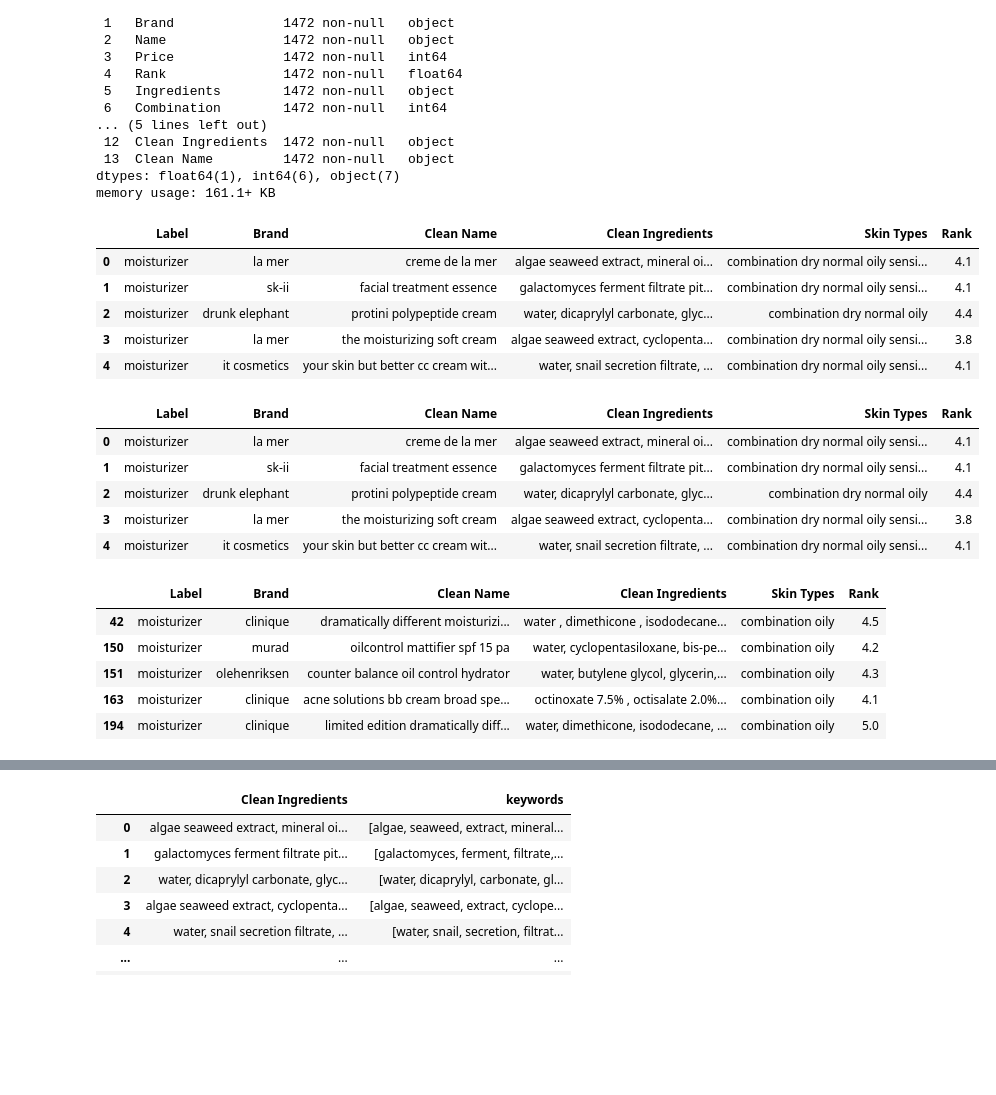
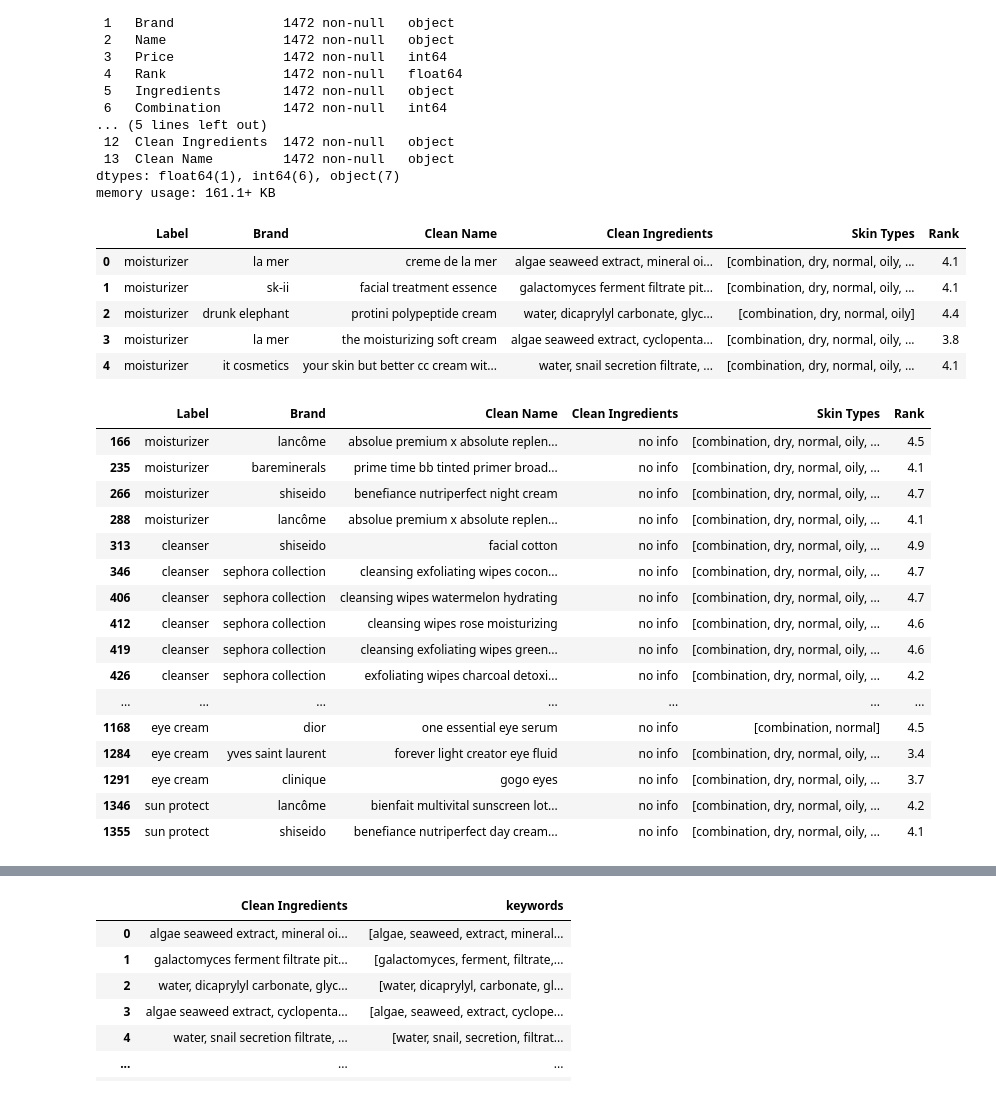
Before and after one commit to RocioAri/proyecto_final, a Jupyter notebook: proyecto.ipynb, the cells around one changed output, grey strips where cells are left out. Saved outputs shown, nothing was run; the diff lists cells and outputs as text; code cells hidden in the pictures; blank space fills up the shorter version.

```diff
--- a/proyecto.ipynb
+++ b/proyecto.ipynb
@@ -56,32 +56,3 @@ raw_df.columns
 Index(['Label', 'Brand', 'Name', 'Price', 'Rank', 'Ingredients', 'Combination',
        'Dry', 'Normal', 'Oily', 'Sensitive'],
       dtype='object')
-# %%
-with_types = raw_df
-def add_skin_types_names(row):
-    types = []
-    if row["Combination"]:
-        types.append("combination")
-    if row["Dry"]:
-        types.append("dry")
-    if row["Normal"]:
-        types.append("normal")
-    if row["Oily"]:
-        types.append("oily")
-    if row["Sensitive"]:
-        types.append("sensitive")
-
-    if not row["Combination"] and not row["Dry"] and not row["Normal"] and not row["Oily"] and not row["Sensitive"]:
-        types.append("combination")
-        types.append("dry")
-        types.append("normal")
-        types.append("oily")
-        types.append("sensitive")
-        types.append("alltypes")
-    if row["Combination"] and row["Dry"] and row["Normal"] and row["Oily"]and row["Sensitive"]:
-        types.append("alltypes")
-
-    return " ".join(types)
-
-with_types["Skin Types"] = with_types.apply(add_skin_types_names, axis=1)
-with_types.head()
@@ -188,32 +154,33 @@ Data columns (total 14 columns):
 dtypes: float64(1), int64(6), object(7)
 memory usage: 161.1+ KB
 # %%
-dataframe = with_types[["Label", "Brand",  "Clean Name", "Clean Ingredients", "Skin Types","Rank"]].copy()
-dataframe.head()
+dataframe_cosine = with_types[["Label", "Brand", "Clean Name", "Clean Ingredients", "Skin Types", "Rank"]].copy()
+dataframe_cosine.head()
 # %% [output]
 |  | Label | Brand | Clean Name | Clean Ingredients | Skin Types | Rank |
-| 0 | moisturizer | la mer | creme de la mer | algae seaweed extract, mineral oi... | combination dry normal oily sensi... | 4.1 |
-| 1 | moisturizer | sk-ii | facial treatment essence | galactomyces ferment filtrate pit... | combination dry normal oily sensi... | 4.1 |
-| 2 | moisturizer | drunk elephant | protini polypeptide cream | water, dicaprylyl carbonate, glyc... | combination dry normal oily | 4.4 |
-| 3 | moisturizer | la mer | the moisturizing soft cream | algae seaweed extract, cyclopenta... | combination dry normal oily sensi... | 3.8 |
-| 4 | moisturizer | it cosmetics | your skin but better cc cream wit... | water, snail secretion filtrate, ... | combination dry normal oily sensi... | 4.1 |
+| 0 | moisturizer | la mer | creme de la mer | algae seaweed extract, mineral oi... | [combination, dry, normal, oily, ... | 4.1 |
+| 1 | moisturizer | sk-ii | facial treatment essence | galactomyces ferment filtrate pit... | [combination, dry, normal, oily, ... | 4.1 |
+| 2 | moisturizer | drunk elephant | protini polypeptide cream | water, dicaprylyl carbonate, glyc... | [combination, dry, normal, oily] | 4.4 |
+| 3 | moisturizer | la mer | the moisturizing soft cream | algae seaweed extract, cyclopenta... | [combination, dry, normal, oily, ... | 3.8 |
+| 4 | moisturizer | it cosmetics | your skin but better cc cream wit... | water, snail secretion filtrate, ... | [combination, dry, normal, oily, ... | 4.1 |
 # %%
-query = "oily"
-dataframe[ dataframe["Skin Types"].str.contains(query) ].head()
+query = "no info"
+dataframe_cosine[ dataframe_cosine["Clean Ingredients"].str.contains(query)]
 # %% [output]
 |  | Label | Brand | Clean Name | Clean Ingredients | Skin Types | Rank |
-| 0 | moisturizer | la mer | creme de la mer | algae seaweed extract, mineral oi... | combination dry normal oily sensi... | 4.1 |
-| 1 | moisturizer | sk-ii | facial treatment essence | galactomyces ferment filtrate pit... | combination dry normal oily sensi... | 4.1 |
-| 2 | moisturizer | drunk elephant | protini polypeptide cream | water, dicaprylyl carbonate, glyc... | combination dry normal oily | 4.4 |
-| 3 | moisturizer | la mer | the moisturizing soft cream | algae seaweed extract, cyclopenta... | combination dry normal oily sensi... | 3.8 |
-| 4 | moisturizer | it cosmetics | your skin but better cc cream wit... | water, snail secretion filtrate, ... | combination dry normal oily sensi... | 4.1 |
+| 166 | moisturizer | lancôme | absolue premium x absolute replen... | no info | [combination, dry, normal, oily, ... | 4.5 |
+| 235 | moisturizer | bareminerals | prime time bb tinted primer broad... | no info | [combination, dry, normal, oily, ... | 4.1 |
+| 266 | moisturizer | shiseido | benefiance nutriperfect night cream | no info | [combination, dry, normal, oily, ... | 4.7 |
+| 288 | moisturizer | lancôme | absolue premium x absolute replen... | no info | [combination, dry, normal, oily, ... | 4.1 |
+| 313 | cleanser | shiseido | facial cotton | no info | [combination, dry, normal, oily, ... | 4.9 |
+| 346 | cleanser | sephora collection | cleansing exfoliating wipes cocon... | no info | [combination, dry, normal, oily, ... | 4.7 |
+| 406 | cleanser | sephora collection | cleansing wipes watermelon hydrating | no info | [combination, dry, normal, oily, ... | 4.7 |
+| 412 | cleanser | sephora collection | cleansing wipes rose moisturizing | no info | [combination, dry, normal, oily, ... | 4.6 |
+| 419 | cleanser | sephora collection | cleansing exfoliating wipes green... | no info | [combination, dry, normal, oily, ... | 4.6 |
+| 426 | cleanser | sephora collection | exfoliating wipes charcoal detoxi... | no info | [combination, dry, normal, oily, ... | 4.2 |
+| ... | ... | ... | ... | ... | ... | ... |
+| 1168 | eye cream | dior | one essential eye serum | no info | [combination, normal] | 4.5 |
+| 1284 | eye cream | yves saint laurent | forever light creator eye fluid | no info | [combination, dry, normal, oily, ... | 3.4 |
+| 1291 | eye cream | clinique | gogo eyes | no info | [combination, dry, normal, oily, ... | 3.7 |
+| 1346 | sun protect | lancôme | bienfait multivital sunscreen lot... | no info | [combination, dry, normal, oily, ... | 4.2 |
+| 1355 | sun protect | shiseido | benefiance nutriperfect day cream... | no info | [combination, dry, normal, oily, ... | 4.1 |
-# %%
-query = "combination oily"
-dataframe[ dataframe["Skin Types"].str.strip() == query ].head()
-# %% [output]
-|  | Label | Brand | Clean Name | Clean Ingredients | Skin Types | Rank |
-| 42 | moisturizer | clinique | dramatically different moisturizi... | water , dimethicone , isododecane... | combination oily | 4.5 |
-| 150 | moisturizer | murad | oilcontrol mattifier spf 15 pa | water, cyclopentasiloxane, bis-pe... | combination oily | 4.2 |
-| 151 | moisturizer | olehenriksen | counter balance oil control hydrator | water, butylene glycol, glycerin,... | combination oily | 4.3 |
-| 163 | moisturizer | clinique | acne solutions bb cream broad spe... | octinoxate 7.5% , octisalate 2.0%... | combination oily | 4.1 |
-| 194 | moisturizer | clinique | limited edition dramatically diff... | water, dimethicone, isododecane, ... | combination oily | 5.0 |
```
Also changed, not shown: parts of 28 cells of this notebook.
